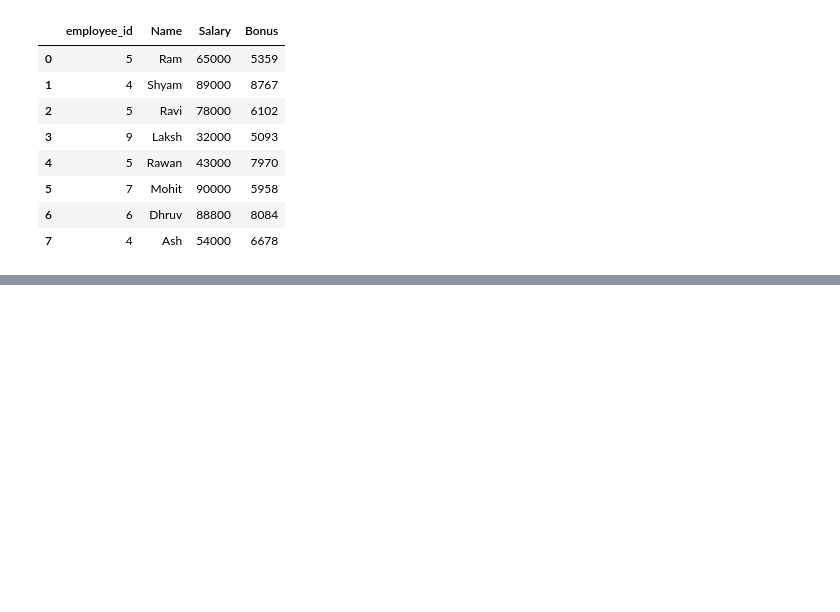
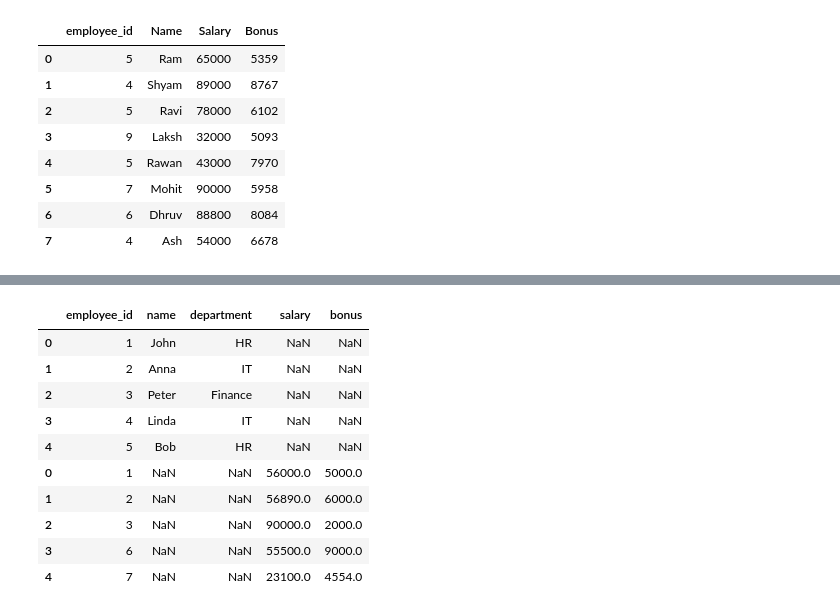
Before and after one commit to dhruvjoshi07/Data_Analysis_Notebook, a Jupyter notebook: pylibrary/pandas.ipynb, the cells around one changed output, grey strips where cells are left out. Cells and saved outputs as stored; diff of their text form; code cells hidden in the pictures; blank space fills up the shorter version.

```diff
--- a/pylibrary/pandas.ipynb
+++ b/pylibrary/pandas.ipynb
@@ -488,0 +492,6 @@ pd.merge(ar1,bonus,on='Name',how='inner')
+# %%
+emplyee=pd.DataFrame({
+    'employee_id':[1,2,3,4,5],
+    'name':['John','Anna','Peter','Linda','Bob'],
+    'department':['HR','IT','Finance','IT','HR']
+})
@@ -488,0 +507,6 @@ pd.merge(ar1,bonus,on='Name',how='inner')
+# %%
+salaries=pd.DataFrame({
+    'employee_id':[1,2,3,6,7],
+    'salary':[56000,56890,90000,55500,23100],
+    'bonus':[5000,6000,2000,9000,4554]
+})
@@ -488,0 +558,15 @@ pd.merge(ar1,bonus,on='Name',how='inner')
+# %%
+#concatenation
+pd.concat([emplyee,salaries])
+# %% [output]
+|  | employee_id | name | department | salary | bonus |
+| 0 | 1 | John | HR | NaN | NaN |
+| 1 | 2 | Anna | IT | NaN | NaN |
+| 2 | 3 | Peter | Finance | NaN | NaN |
+| 3 | 4 | Linda | IT | NaN | NaN |
+| 4 | 5 | Bob | HR | NaN | NaN |
+| 0 | 1 | NaN | NaN | 56000.0 | 5000.0 |
+| 1 | 2 | NaN | NaN | 56890.0 | 6000.0 |
+| 2 | 3 | NaN | NaN | 90000.0 | 2000.0 |
+| 3 | 6 | NaN | NaN | 55500.0 | 9000.0 |
+| 4 | 7 | NaN | NaN | 23100.0 | 4554.0 |
```
Also changed, not shown: parts of 23 cells of this notebook.
